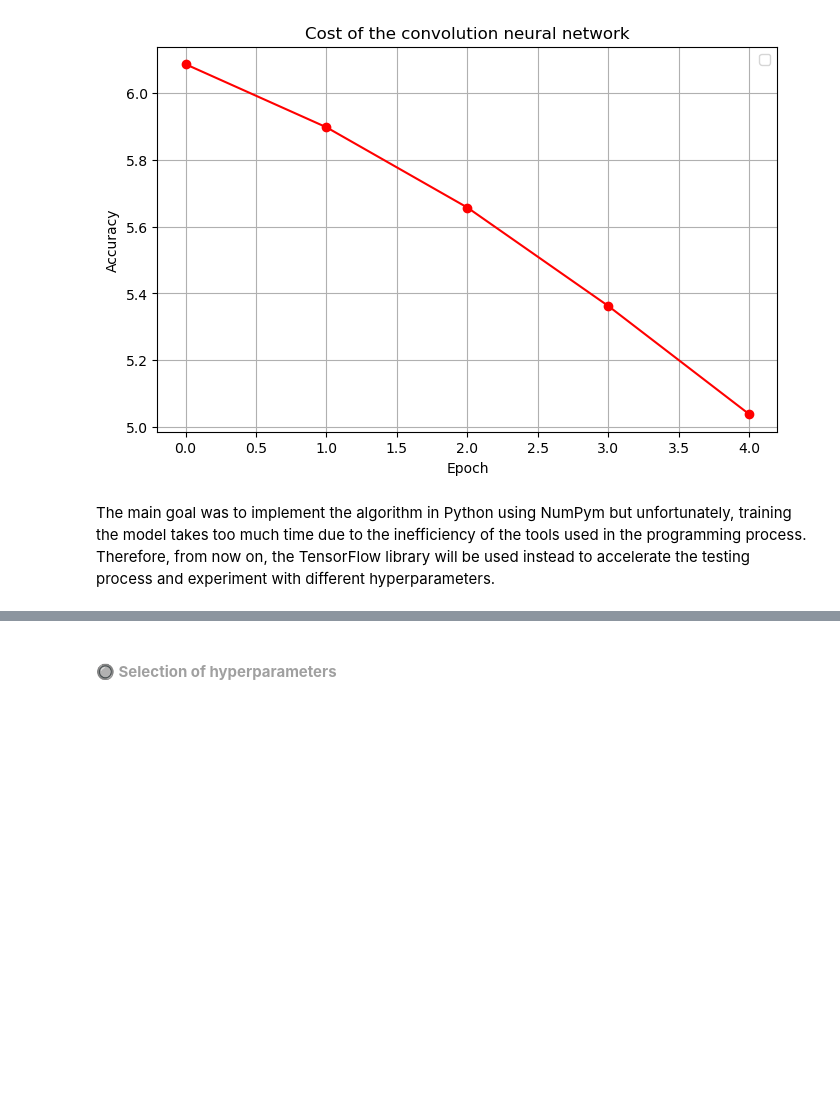
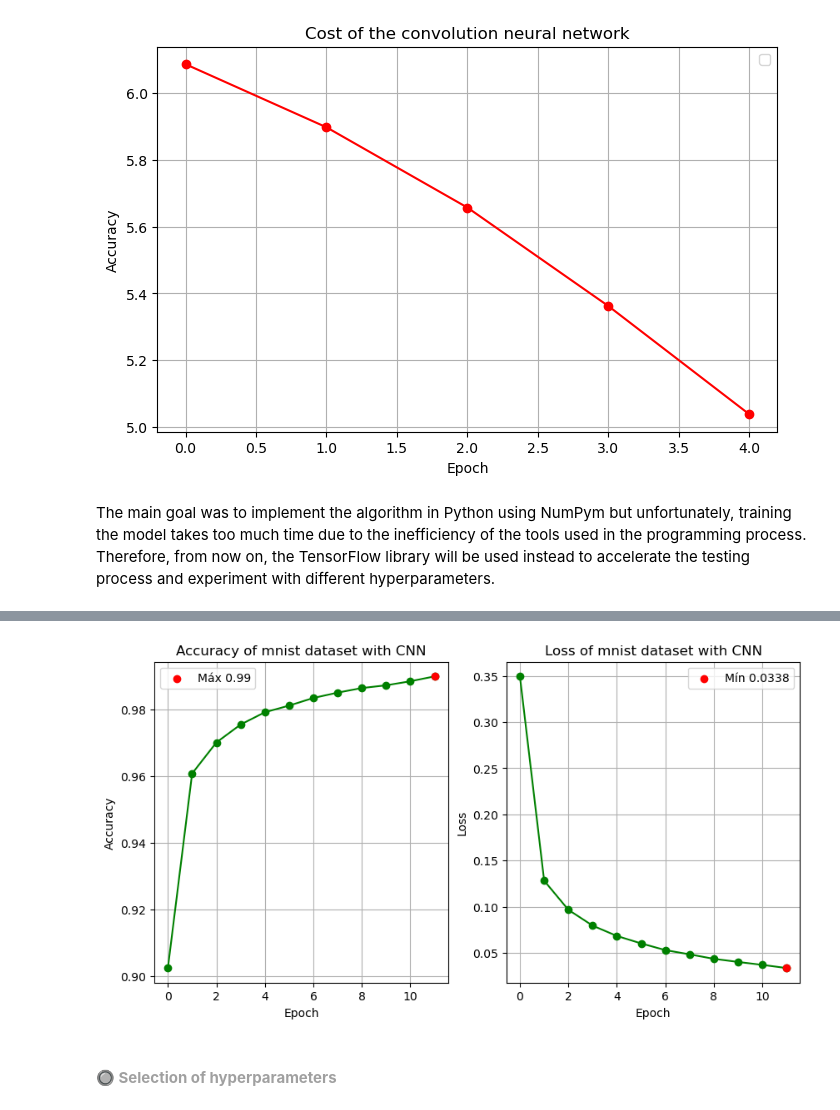
Before and after one commit to Miguel9Angel/Convolutional-Neural-Network, a Jupyter notebook: notebooks/testing_models.ipynb, the cells around one changed output, grey strips where cells are left out. Saved outputs shown, nothing was run; the diff lists cells and outputs as text; code cells hidden in the pictures; blank space fills up the shorter version.

```diff
--- a/notebooks/testing_models.ipynb
+++ b/notebooks/testing_models.ipynb
@@ -113,9 +179,10 @@ from tensorflow.keras import layers
 inputs = keras.Input(shape=(28, 28, 1))
 x = layers.Conv2D(filters=2, kernel_size=3, activation='relu')(inputs)
 x = layers.MaxPooling2D(pool_size=2)(x)
-x = layers.Conv2D(filters=64, kernel_size=3, activation='relu')(x)
+x = layers.Conv2D(filters=100, kernel_size=3, activation='relu')(x)
 x = layers.MaxPooling2D(pool_size=2)(x)
-x = layers.Conv2D(filters=128, kernel_size=3, activation='relu')(x)
+# x = layers.Conv2D(filters=128, kernel_size=3, activation='relu')(x)
 x = layers.Flatten()(x)
+# x = layers.Dense(100, activation='softmax')(x)
 outputs = layers.Dense(10, activation='softmax')(x)
 model = keras.Model(inputs=inputs, outputs=outputs)
@@ -147,0 +189,11 @@ Model: "functional"
+# %%
+from tensorflow.keras.datasets import mnist
+(train_images, train_labels), (test_images, test_labels) = mnist.load_data()
+train_images = train_images.reshape((60000, 28, 28, 1))
+train_images = train_images.astype('float32')/255
+test_images = test_images.reshape((10000, 28, 28, 1))
+test_images = test_images.astype('float32')/255
+model.compile(optimizer='rmsprop',
+              loss='sparse_categorical_crossentropy',
+              metrics=['accuracy'])
+model_metrics_conv = model.fit(train_images, train_labels, epochs=12 ,batch_size=64)
@@ -148,3 +218,31 @@ Model: "functional"
+# %%
+accu_model_conv = model_metrics_conv.history['accuracy']
+loss_model_conv = model_metrics_conv.history['loss']
+idx_max_acc = np.argmax(accu_model_conv)
+idx_min_loss = np.argmin(loss_model_conv)
+max_acc = round(accu_model_conv[idx_max_acc],4)
+min_loss = round(loss_model_conv[idx_min_loss],4)
+# %%
+fig, (ax1, ax2) = plt.subplots(1,2, figsize=(10,5))
+
+ax1.plot(accu_model_conv, marker='o', linestyle='-', color='g')
+ax1.scatter(idx_max_acc, max_acc, color="red", zorder=5, label=f"Máx {max_acc}")
+ax1.set_title('Accuracy of mnist dataset with CNN')
+ax1.set_xlabel('Epoch')
+ax1.set_ylabel('Accuracy')
+ax1.legend()
+ax1.grid(True)
+
+ax2.plot(loss_model_conv, marker='o', linestyle='-', color='g')
+ax2.scatter(idx_min_loss, min_loss, color="red", zorder=5, label=f"Mín {min_loss}")
+ax2.set_title('Loss of mnist dataset with CNN')
+ax2.set_xlabel('Epoch')
+ax2.set_ylabel('Loss')
+ax2.legend()
+ax2.grid(True)
+plt.show()
+# %% [output]
+[figure, added]
 # %% [markdown]
 #### <font color=#A0A0A0> **🔘 Selection of hyperparameters**</font>
 # %% [markdown]
```
Also changed, not shown: parts of 8 cells of this notebook.
